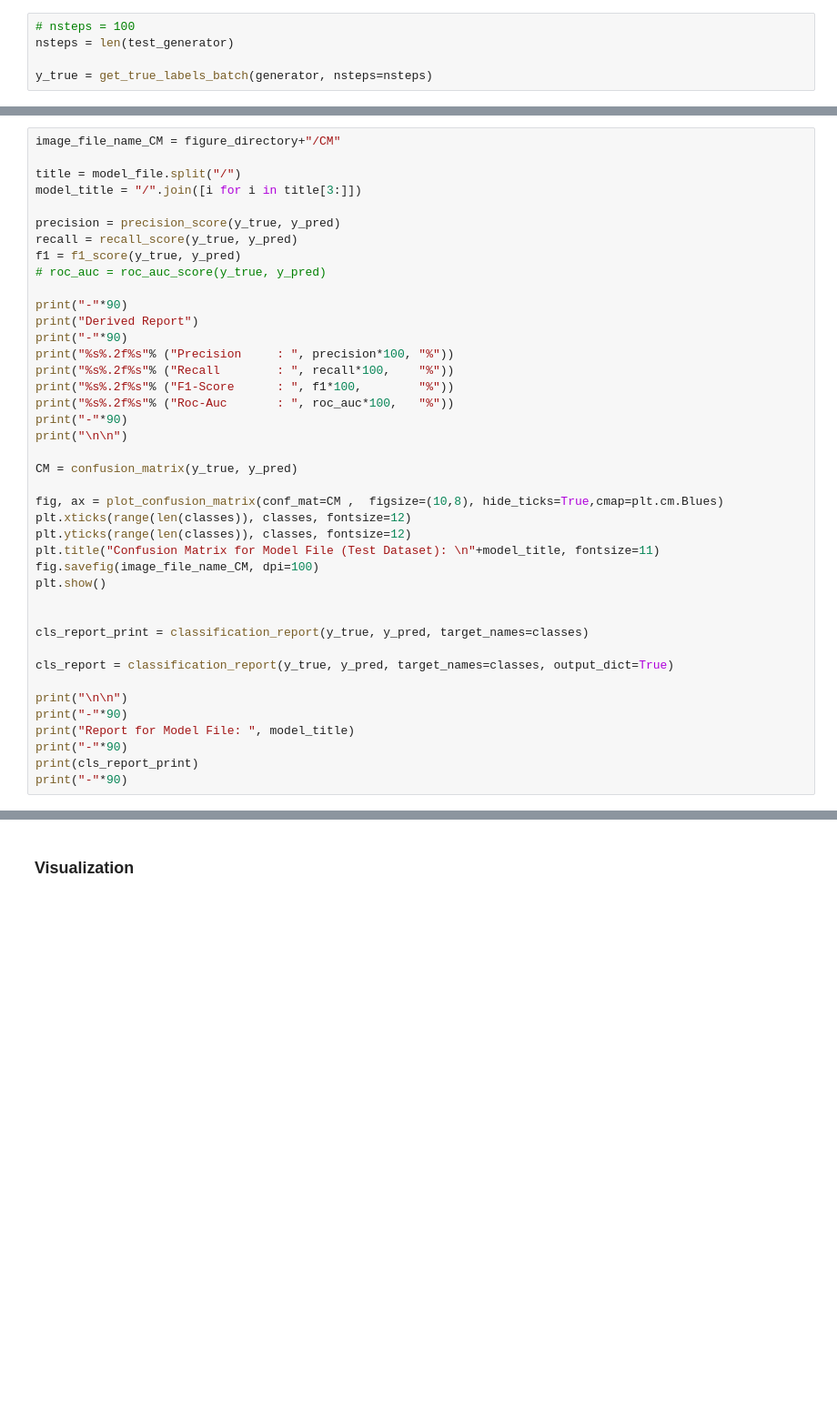
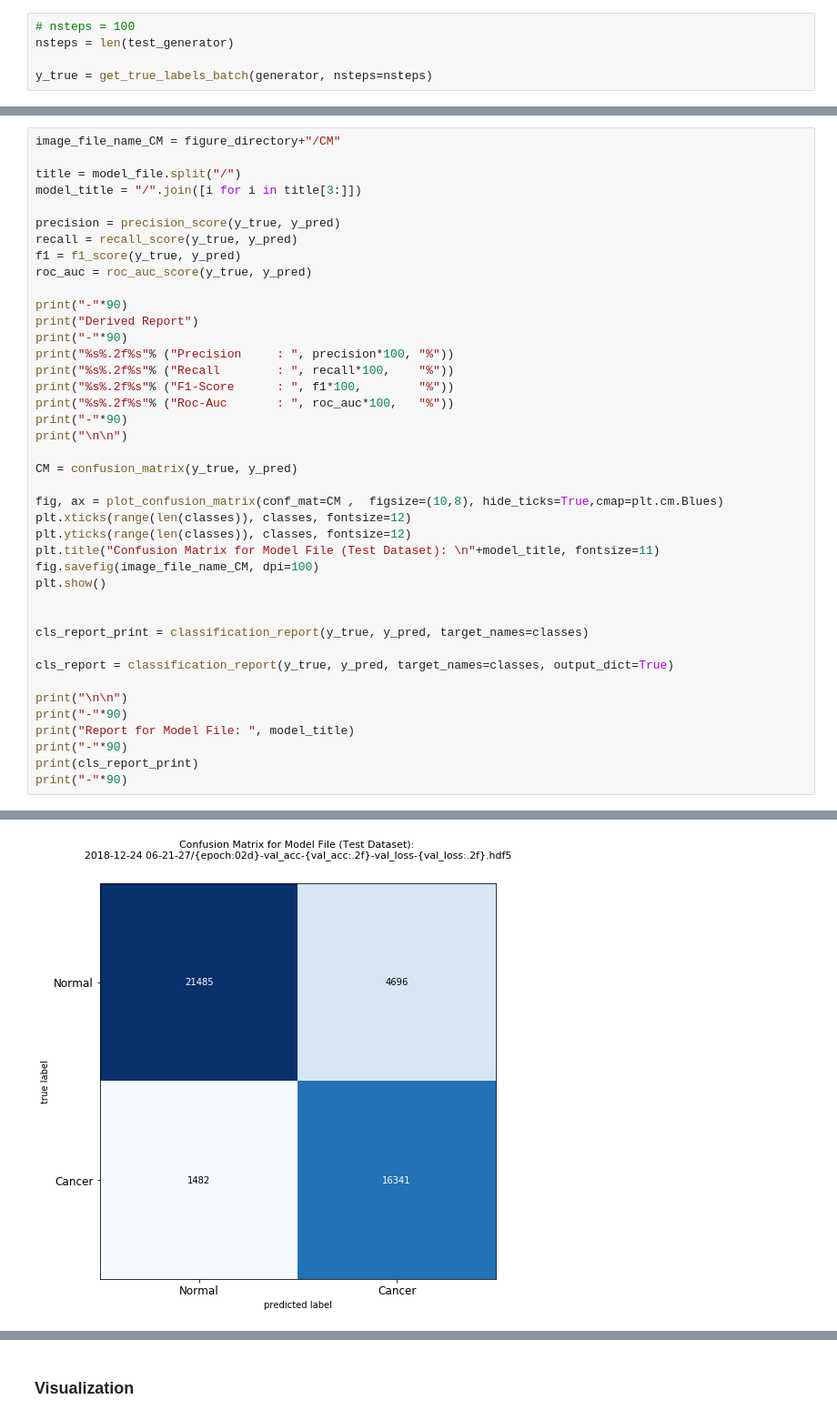
Before and after one commit to anjanatiha/Cancer-Detection-from-Microscopic-Tissue-Images-with-Deep-Learning, a Jupyter notebook: code/Histopathologic Cancer Detection 1.0.0.3.ipynb, the cells around one changed output, grey strips where cells are left out. Shown at 91% size. Drawn from its saved outputs; the diff is of its cells as text; blank space fills up the shorter version.

Commit message:
trainned model with visuals

```diff
--- a/code/Histopathologic Cancer Detection 1.0.0.3.ipynb
+++ b/code/Histopathologic Cancer Detection 1.0.0.3.ipynb
@@ -970,7 +996,7 @@ model_title = "/".join([i for i in title[3:]])
 precision = precision_score(y_true, y_pred)
 recall = recall_score(y_true, y_pred)
 f1 = f1_score(y_true, y_pred)
-# roc_auc = roc_auc_score(y_true, y_pred)
+roc_auc = roc_auc_score(y_true, y_pred)
 
 print("-"*90)
 print("Derived Report")
@@ -1002,3 +1028,4 @@ print("Report for Model File: ", model_title)
 print("-"*90)
 print(cls_report_print)
 print("-"*90)
+# %% [output]
@@ -1004,0 +1040 @@ print("-"*90)
+[figure, added]
```
Also changed, not shown: parts of 13 cells of this notebook, 3 other files.
